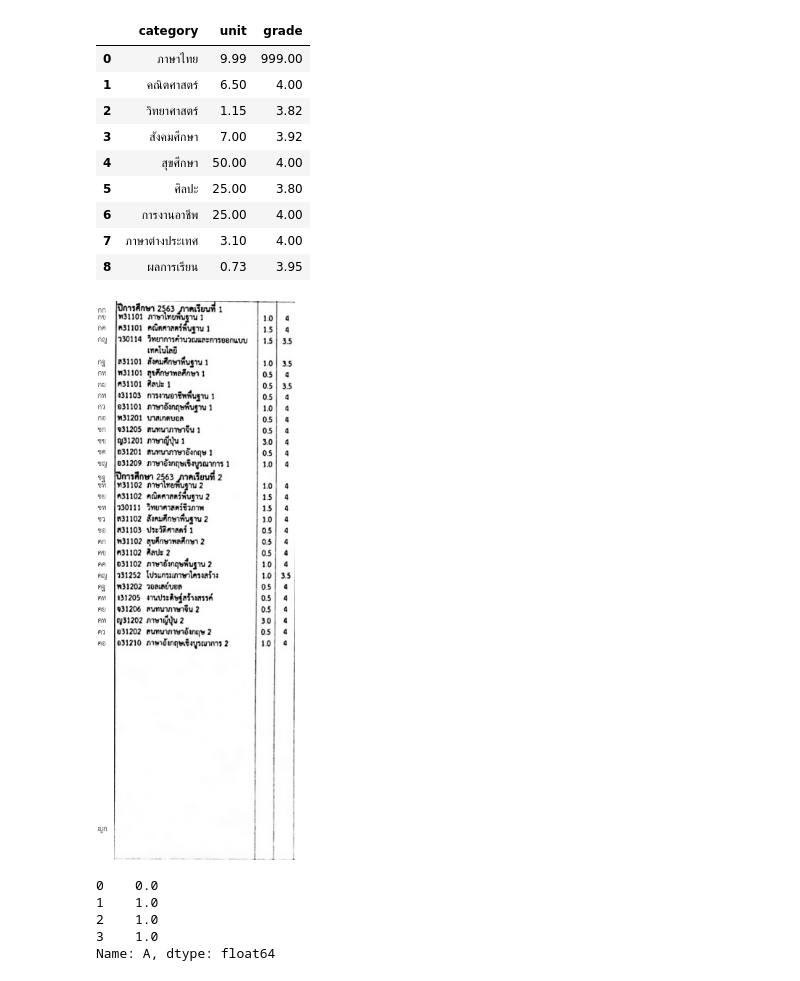
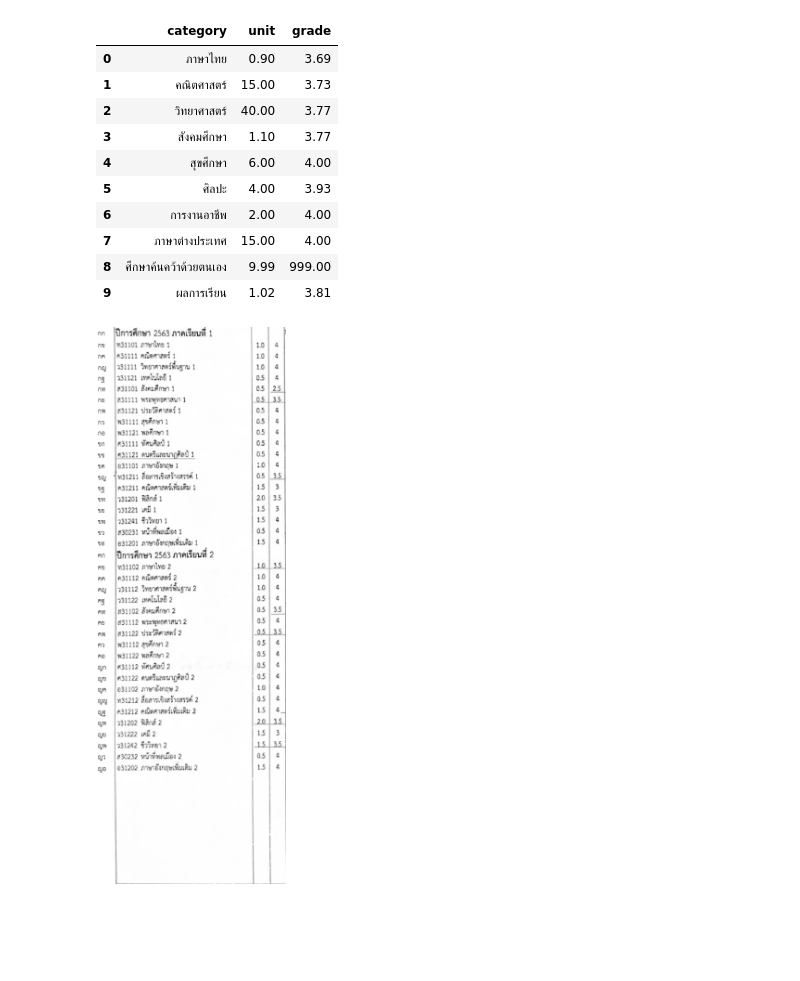
Before and after one commit to OhmSuphanat/transOCR, a Jupyter notebook: main.ipynb, the cells around one changed output. Cells and saved outputs as stored; diff of their text form; code cells hidden in the pictures; blank space fills up the shorter version.

```diff
--- a/main.ipynb
+++ b/main.ipynb
@@ -3,7 +3,7 @@ from src.data import load_data
 from src.models import util_model
 from src.data import util
 # %%
-image_name = "trans012"
+image_name = "trans011"
 front_image_name = image_name + "-1"
 back_image_name = image_name + "-2"
 front_image_path = "data/raw/front"
@@ -85,12 +107,13 @@ front_edf
 back_edf
 # %% [output]
 |  | category | unit | grade |
-| 0 | ภาษาไทย | 9.99 | 999.00 |
-| 1 | คณิตศาสตร์ | 6.50 | 4.00 |
-| 2 | วิทยาศาสตร์ | 1.15 | 3.82 |
-| 3 | สังคมศึกษา | 7.00 | 3.92 |
-| 4 | สุขศึกษา | 50.00 | 4.00 |
-| 5 | ศิลปะ | 25.00 | 3.80 |
-| 6 | การงานอาชีพ | 25.00 | 4.00 |
-| 7 | ภาษาต่างประเทศ | 3.10 | 4.00 |
-| 8 | ผลการเรียน | 0.73 | 3.95 |
+| 0 | ภาษาไทย | 0.90 | 3.69 |
+| 1 | คณิตศาสตร์ | 15.00 | 3.73 |
+| 2 | วิทยาศาสตร์ | 40.00 | 3.77 |
+| 3 | สังคมศึกษา | 1.10 | 3.77 |
+| 4 | สุขศึกษา | 6.00 | 4.00 |
+| 5 | ศิลปะ | 4.00 | 3.93 |
+| 6 | การงานอาชีพ | 2.00 | 4.00 |
+| 7 | ภาษาต่างประเทศ | 15.00 | 4.00 |
+| 8 | ศึกษาค้นคว้าด้วยตนเอง | 9.99 | 999.00 |
+| 9 | ผลการเรียน | 1.02 | 3.81 |
@@ -102,4 +120,4 @@ load_data.csv_to_json("data/out/json/back", "data/out/csv/back", back_image_name
 # %%
-pf_sections[0]
+pf_sections[2]
 # %% [output]
-[figure, old version]
+[figure, new version]
@@ -113,8 +123,0 @@ d = pd.DataFrame({"A": [1, 2, 3, 4],
-# %%
-(d.A - d.A.shift(1)).abs().fillna(0)
-# %% [output]
-0    0.0
-1    1.0
-2    1.0
-3    1.0
-Name: A, dtype: float64
```
Also changed, not shown: parts of 9 cells of this notebook, 2 other files.
